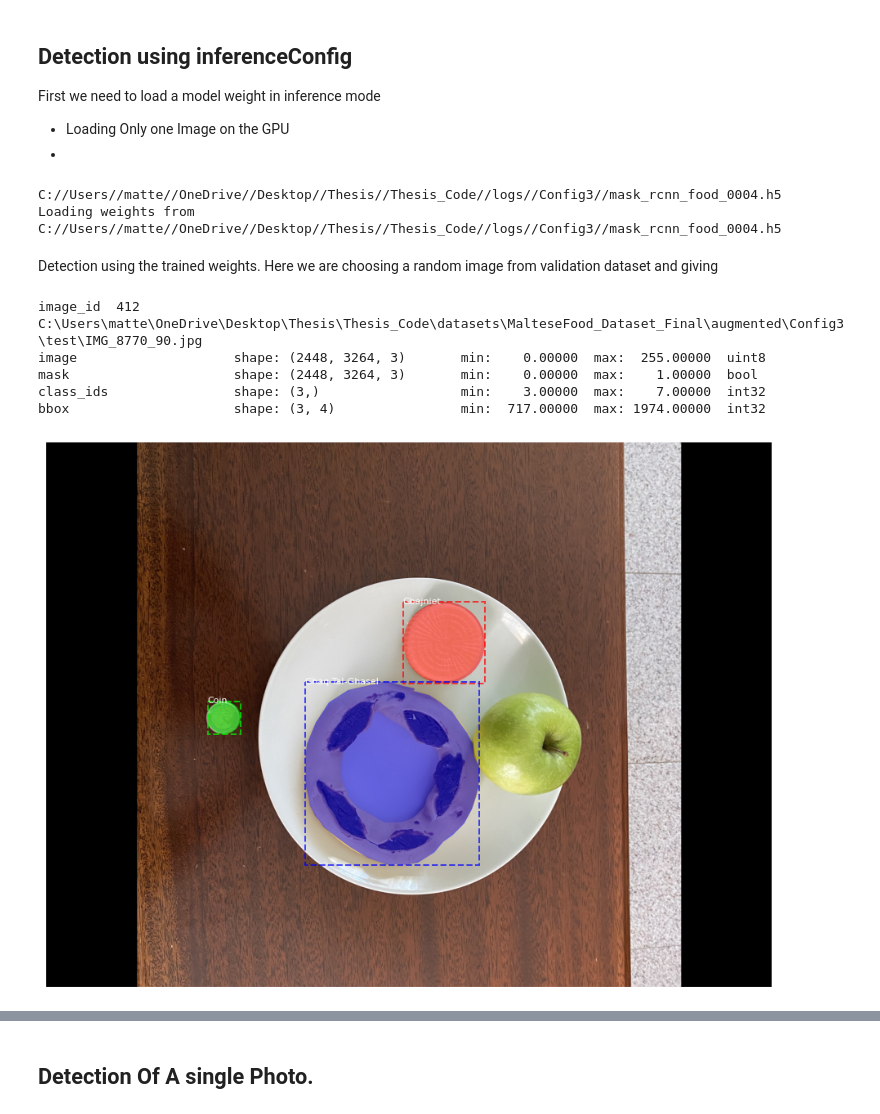
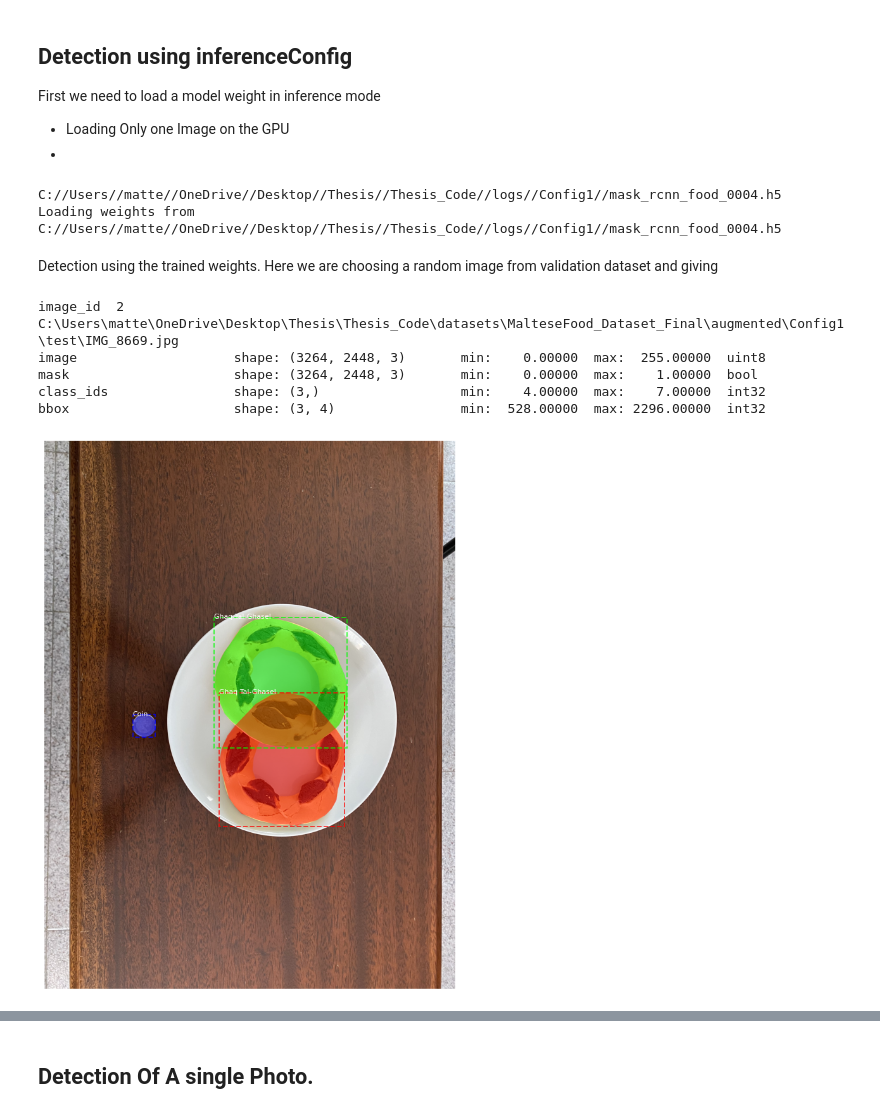
Before and after one commit to MatteiVella/Thesis, a Jupyter notebook: Thesis_Code/food_mask/image_based_food_calorie_estimation .ipynb, the cells around one changed output, grey strips where cells are left out. Drawn from its saved outputs; the diff is of its cells as text; code cells hidden in the pictures.

```diff
--- a/Thesis_Code/food_mask/image_based_food_calorie_estimation .ipynb
+++ b/Thesis_Code/food_mask/image_based_food_calorie_estimation .ipynb
@@ -42,7 +42,7 @@ Using TensorFlow backend.
 - validation steps changed to 10
 # %%
 config = food.FoodConfig()
-FOOD_DIR = os.path.join(ROOT_DIR, "Thesis_Code\\datasets\\MalteseFood_Dataset_Final\\augmented\\Config3")
+FOOD_DIR = os.path.join(ROOT_DIR, "Thesis_Code\\datasets\\MalteseFood_Dataset_Final\\augmented\\Config1")
 # %% [markdown]
 
 ### Preview of the available dataset
@@ -150,46 +150,46 @@ model = modellib.MaskRCNN(mode="inference",
                           config=inference_config,
                           model_dir=MODEL_DIR)
 
-model_path='C://Users//matte//OneDrive//Desktop//Thesis//Thesis_Code//logs//Config3//mask_rcnn_food_0004.h5'
+model_path='C://Users//matte//OneDrive//Desktop//Thesis//Thesis_Code//logs//Config1//mask_rcnn_food_0004.h5'
 #model_path='C://Users//matte//OneDrive//Desktop//Thesis//Thesis_Code//logs//food20211111T1013//mask_rcnn_food_0001.h5'
 print(model_path)
 print("Loading weights from ", model_path)
 
 model.load_weights(model_path, by_name=True)
 # %% [output]
-C://Users//matte//OneDrive//Desktop//Thesis//Thesis_Code//logs//Config3//mask_rcnn_food_0004.h5
-Loading weights from  C://Users//matte//OneDrive//Desktop//Thesis//Thesis_Code//logs//Config3//mask_rcnn_food_0004.h5
+C://Users//matte//OneDrive//Desktop//Thesis//Thesis_Code//logs//Config1//mask_rcnn_food_0004.h5
+Loading weights from  C://Users//matte//OneDrive//Desktop//Thesis//Thesis_Code//logs//Config1//mask_rcnn_food_0004.h5
 # %% [markdown]
 Detection using the trained weights. Here we are choosing a random image from validation dataset and giving
 # %%
 #random.seed(9)
 
-image_id = 412#58#random.choice(dataset_val
+image_id = 2#58#random.choice(dataset_val
            #               .image_ids)
 
 image = dataset_val.load_image(image_id)
 mask, class_ids = dataset_val.load_mask(image_id)
 # Compute Bounding box
 bbox = utils.extract_bboxes(mask)
 
 # Display image and additional stats
 print("image_id ", image_id, dataset_val.image_reference(image_id))
 log("image", image)
 log("mask", mask)
 log("class_ids", class_ids)
 log("bbox", bbox)
 #("Image Id ",image_id)
 
 # Display image and instances
 visualize.display_instances(image, bbox, mask, class_ids, dataset_val.class_names)
 
 original_image=image
 # %% [output]
-image_id  412 C:\Users\matte\OneDrive\Desktop\Thesis\Thesis_Code\datasets\MalteseFood_Dataset_Final\augmented\Config3\test\IMG_8770_90.jpg
-image                    shape: (2448, 3264, 3)       min:    0.00000  max:  255.00000  uint8
-mask                     shape: (2448, 3264, 3)       min:    0.00000  max:    1.00000  bool
-class_ids                shape: (3,)                  min:    3.00000  max:    7.00000  int32
-bbox                     shape: (3, 4)                min:  717.00000  max: 1974.00000  int32
+image_id  2 C:\Users\matte\OneDrive\Desktop\Thesis\Thesis_Code\datasets\MalteseFood_Dataset_Final\augmented\Config1\test\IMG_8669.jpg
+image                    shape: (3264, 2448, 3)       min:    0.00000  max:  255.00000  uint8
+mask                     shape: (3264, 2448, 3)       min:    0.00000  max:    1.00000  bool
+class_ids                shape: (3,)                  min:    4.00000  max:    7.00000  int32
+bbox                     shape: (3, 4)                min:  528.00000  max: 2296.00000  int32
-[figure, old version]
+[figure, new version]
 # %% [markdown]
 # Working:
```
Also changed, not shown: parts of 9 cells of this notebook, 4 other files.
